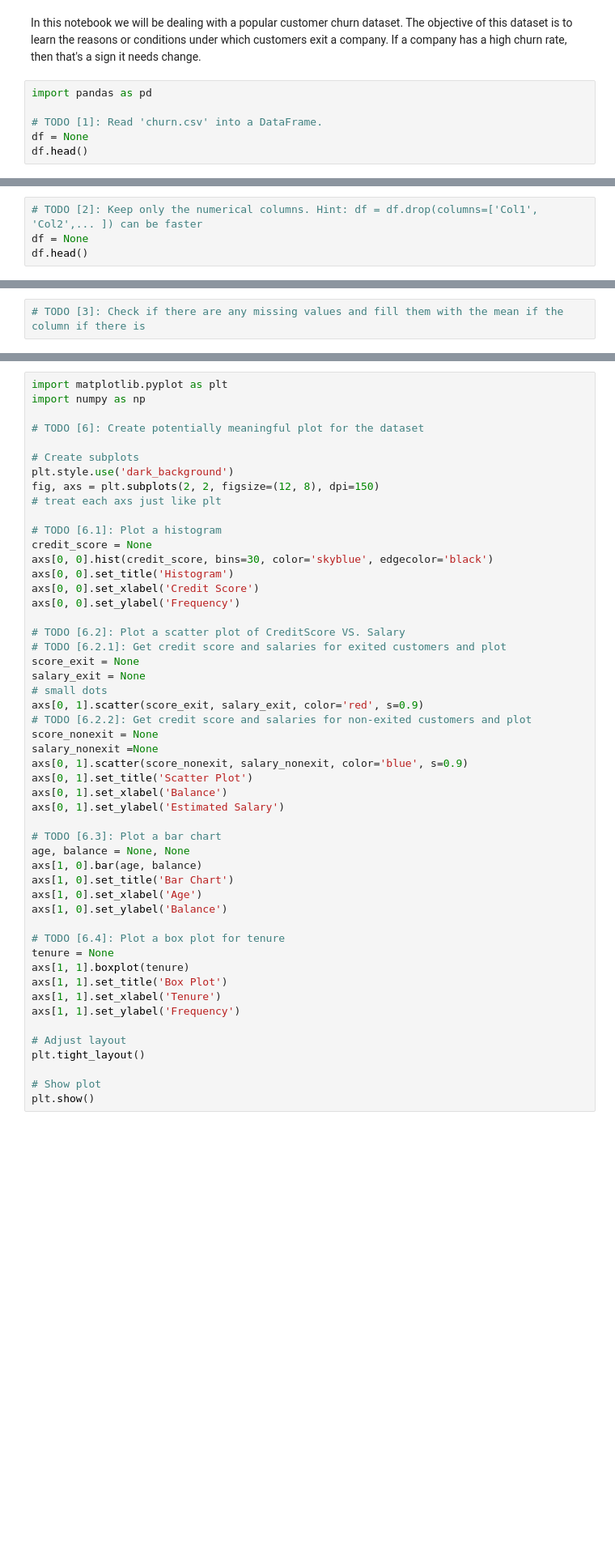
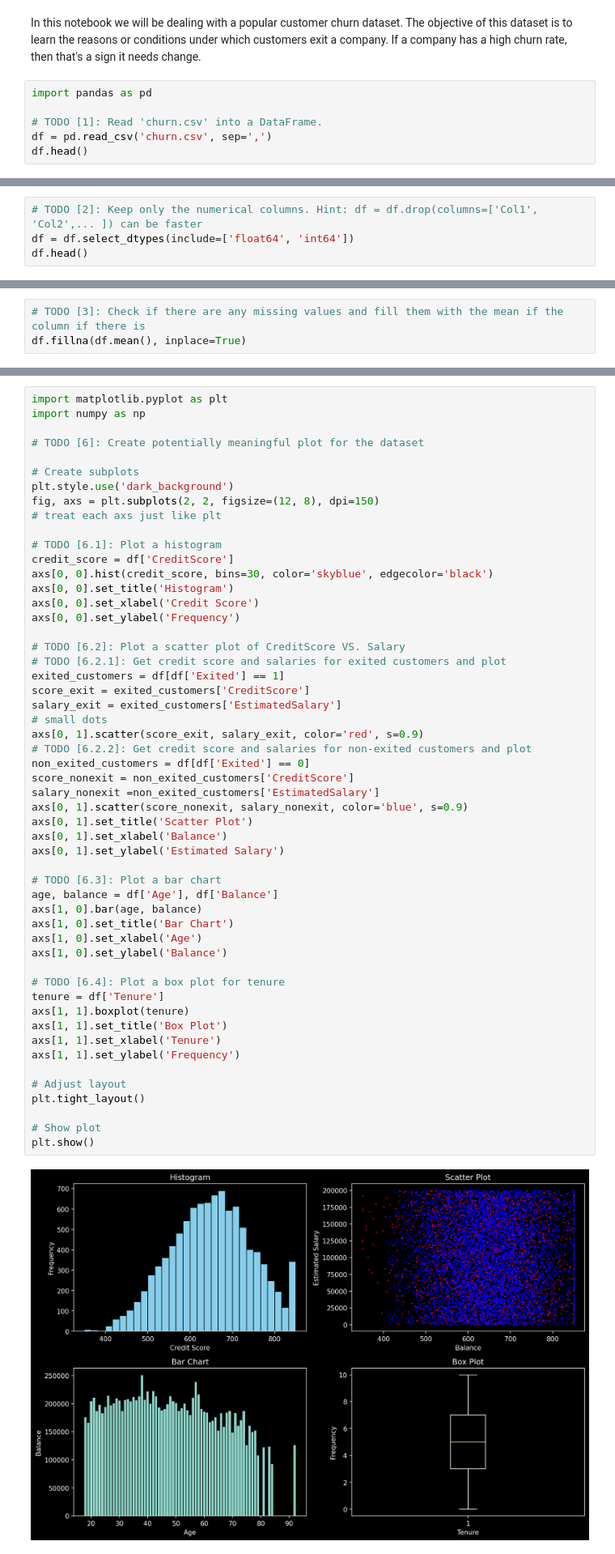
Before and after one commit to marwan2232004/Neural-Network-Course, a Jupyter notebook: Lab1/Requirement/4 - Data Science.ipynb, the cells around one changed output, grey strips where cells are left out. Shown: that part at 81% size. Cells and saved outputs as stored; diff of their text form; blank space fills up the shorter version.

```diff
--- a/Lab1/Requirement/4 - Data Science.ipynb
+++ b/Lab1/Requirement/4 - Data Science.ipynb
@@ -6,5 +6,5 @@ In this notebook we will be dealing with a popular customer churn dataset. The o
 import pandas as pd
 
 # TODO [1]: Read 'churn.csv' into a DataFrame.
-df = None
+df = pd.read_csv('churn.csv', sep=',')
 df.head()
@@ -11,4 +18,4 @@ df.head()
 # %%
 # TODO [2]: Keep only the numerical columns. Hint: df = df.drop(columns=['Col1', 'Col2',... ]) can be faster
-df = None
+df = df.select_dtypes(include=['float64', 'int64'])
 df.head()
@@ -15,4 +29,5 @@ df.head()
 # %%
 # TODO [3]: Check if there are any missing values and fill them with the mean if the column if there is
+df.fillna(df.mean(), inplace=True)
 # %%
 # TODO [4]: Check statistics for the table
@@ -30,42 +57,46 @@ fig, axs = plt.subplots(2, 2, figsize=(12, 8), dpi=150)
 # treat each axs just like plt
 
 # TODO [6.1]: Plot a histogram
-credit_score = None
+credit_score = df['CreditScore']
 axs[0, 0].hist(credit_score, bins=30, color='skyblue', edgecolor='black')
 axs[0, 0].set_title('Histogram')
 axs[0, 0].set_xlabel('Credit Score')
 axs[0, 0].set_ylabel('Frequency')
 
 # TODO [6.2]: Plot a scatter plot of CreditScore VS. Salary
 # TODO [6.2.1]: Get credit score and salaries for exited customers and plot
-score_exit = None
-salary_exit = None
+exited_customers = df[df['Exited'] == 1]
+score_exit = exited_customers['CreditScore']
+salary_exit = exited_customers['EstimatedSalary']
 # small dots
 axs[0, 1].scatter(score_exit, salary_exit, color='red', s=0.9)
 # TODO [6.2.2]: Get credit score and salaries for non-exited customers and plot
-score_nonexit = None
-salary_nonexit =None
+non_exited_customers = df[df['Exited'] == 0]
+score_nonexit = non_exited_customers['CreditScore']
+salary_nonexit =non_exited_customers['EstimatedSalary']
 axs[0, 1].scatter(score_nonexit, salary_nonexit, color='blue', s=0.9)
 axs[0, 1].set_title('Scatter Plot')
 axs[0, 1].set_xlabel('Balance')
 axs[0, 1].set_ylabel('Estimated Salary')
 
 # TODO [6.3]: Plot a bar chart
-age, balance = None, None
+age, balance = df['Age'], df['Balance']
 axs[1, 0].bar(age, balance)
 axs[1, 0].set_title('Bar Chart')
 axs[1, 0].set_xlabel('Age')
 axs[1, 0].set_ylabel('Balance')
 
 # TODO [6.4]: Plot a box plot for tenure
-tenure = None
+tenure = df['Tenure']
 axs[1, 1].boxplot(tenure)
 axs[1, 1].set_title('Box Plot')
 axs[1, 1].set_xlabel('Tenure')
 axs[1, 1].set_ylabel('Frequency')
 
 # Adjust layout
 plt.tight_layout()
 
 # Show plot
 plt.show()
+# %% [output]
+[figure, added]
```
Also changed, not shown: parts of 4 cells of this notebook.
